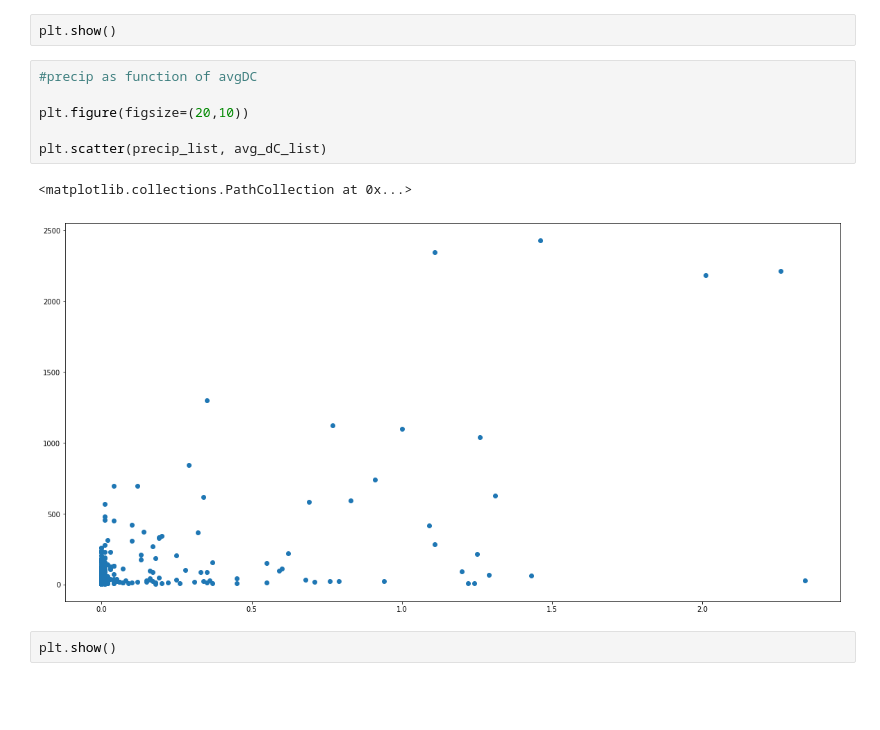
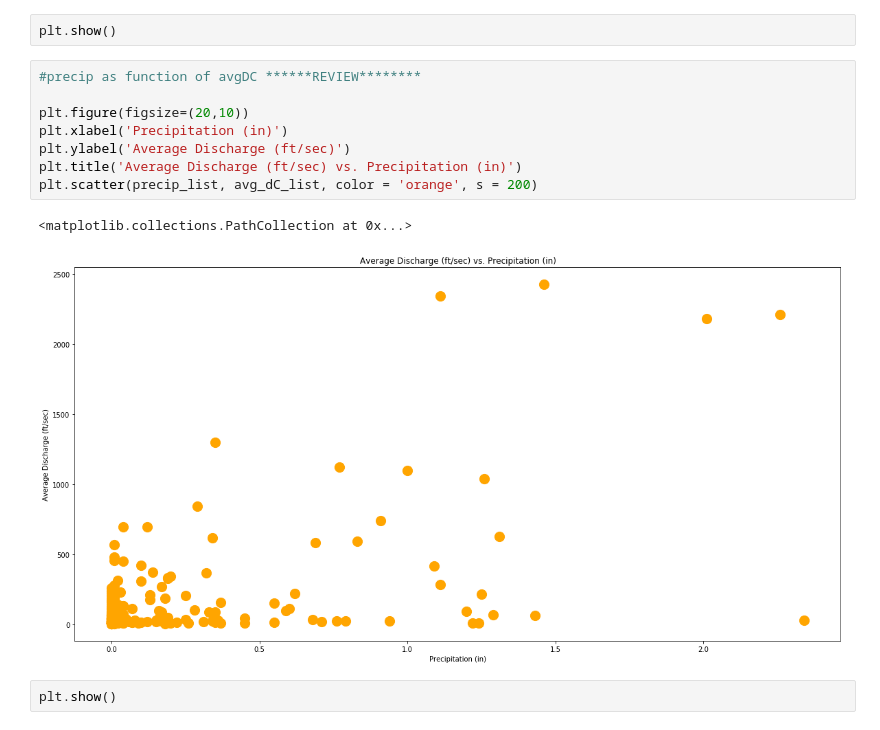
Before and after one commit to philipp-rajah/project1, a Jupyter notebook: project1.ipynb, the cells around one changed output. Saved outputs shown, nothing was run; the diff lists cells and outputs as text; blank space fills up the shorter version.

Commit message:
color/labels 9/25/18

```diff
--- a/project1.ipynb
+++ b/project1.ipynb
@@ -208,14 +214,16 @@ axis = plt.xticks(gh_DATE, gh_DATE, rotation=60)
 # %%
 plt.show()
 # %%
-#precip as function of avgDC
+#precip as function of avgDC ******REVIEW********
 
 plt.figure(figsize=(20,10))
-
-plt.scatter(precip_list, avg_dC_list)
+plt.xlabel('Precipitation (in)')
+plt.ylabel('Average Discharge (ft/sec)')
+plt.title('Average Discharge (ft/sec) vs. Precipitation (in)')
+plt.scatter(precip_list, avg_dC_list, color = 'orange', s = 200)
 # %% [output]
 <matplotlib.collections.PathCollection at 0x...>
-[figure, old version]
+[figure, new version]
 # %%
 plt.show()
 # %%
```
Also changed, not shown: parts of 12 cells of this notebook.
